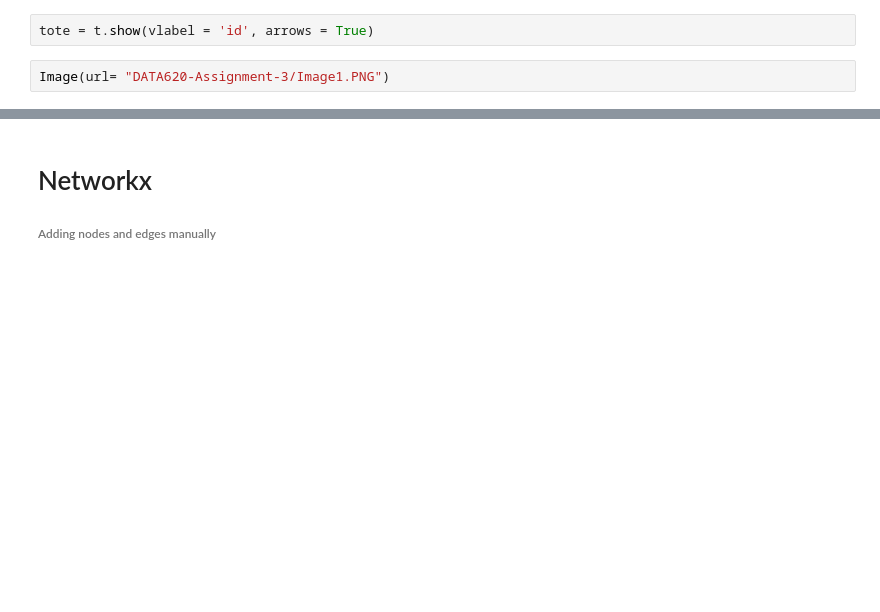
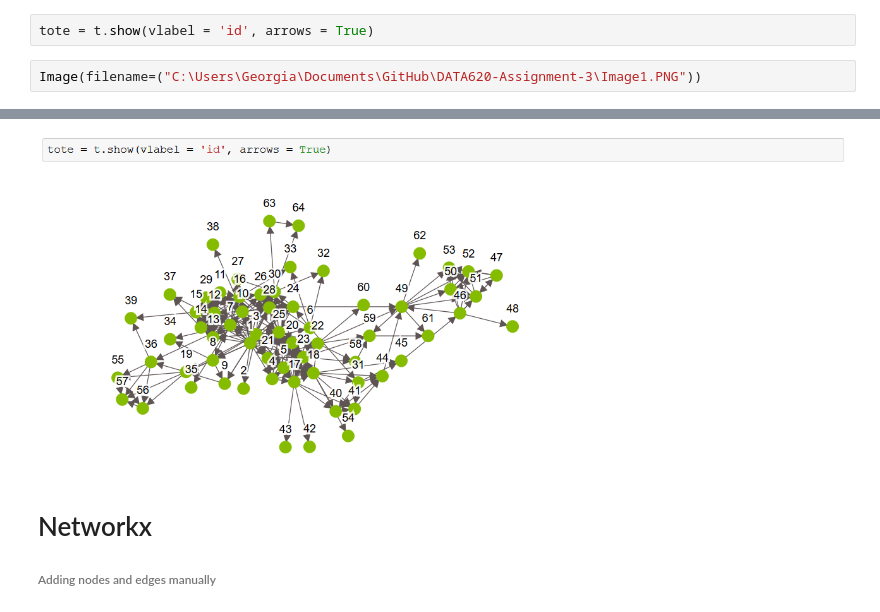
Before and after one commit to Galanopoulog/DATA620-Assignment-3, a Jupyter notebook: Week 2 - Assignment 3.ipynb, the cells around one changed output, grey strips where cells are left out. Saved outputs shown, nothing was run; the diff lists cells and outputs as text; blank space fills up the shorter version.

Commit message:
Assignment 3 Jupyter Notebook

```diff
--- a/Week 2 - Assignment 3.ipynb
+++ b/Week 2 - Assignment 3.ipynb
@@ -97,5 +96,5 @@ You can use print_rows(num_rows=m, num_columns=n) to print more rows and columns
 # %%
 tote = t.show(vlabel = 'id', arrows = True)
 # %%
-Image(url= "DATA620-Assignment-3/Image1.PNG")
+Image(filename=("C:\Users\Georgia\Documents\GitHub\DATA620-Assignment-3\Image1.PNG"))
 # %% [output]
@@ -103,3 +101,4 @@ Image(url= "DATA620-Assignment-3/Image1.PNG")
+[figure, added]
 # %% [markdown]
 # Networkx
 ###### Adding nodes and edges manually
```
Also changed, not shown: parts of 2 cells of this notebook.
